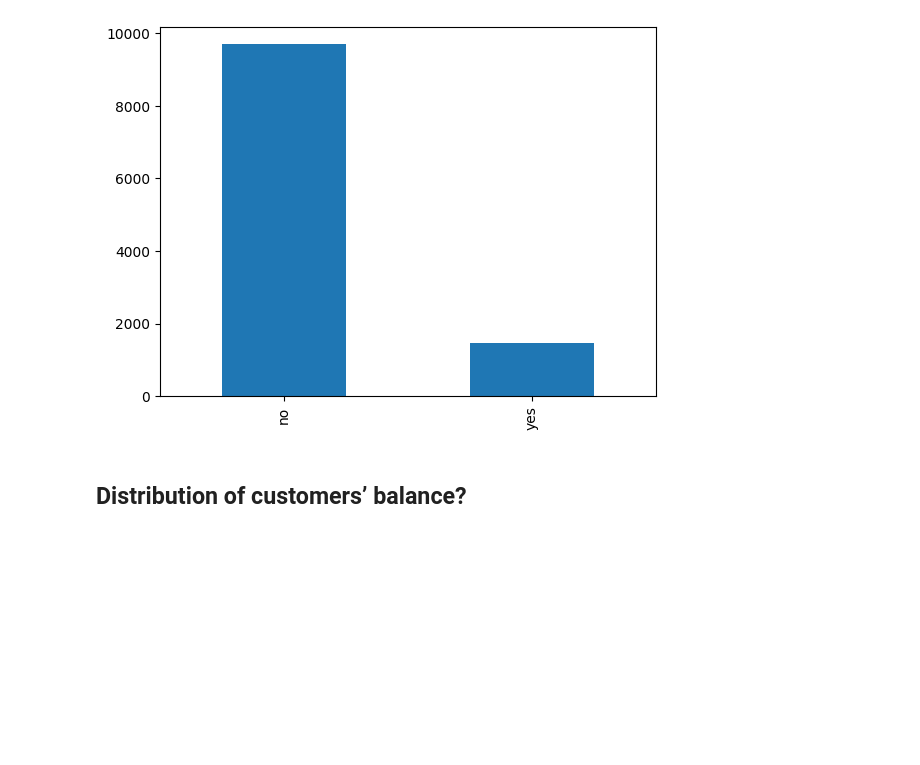
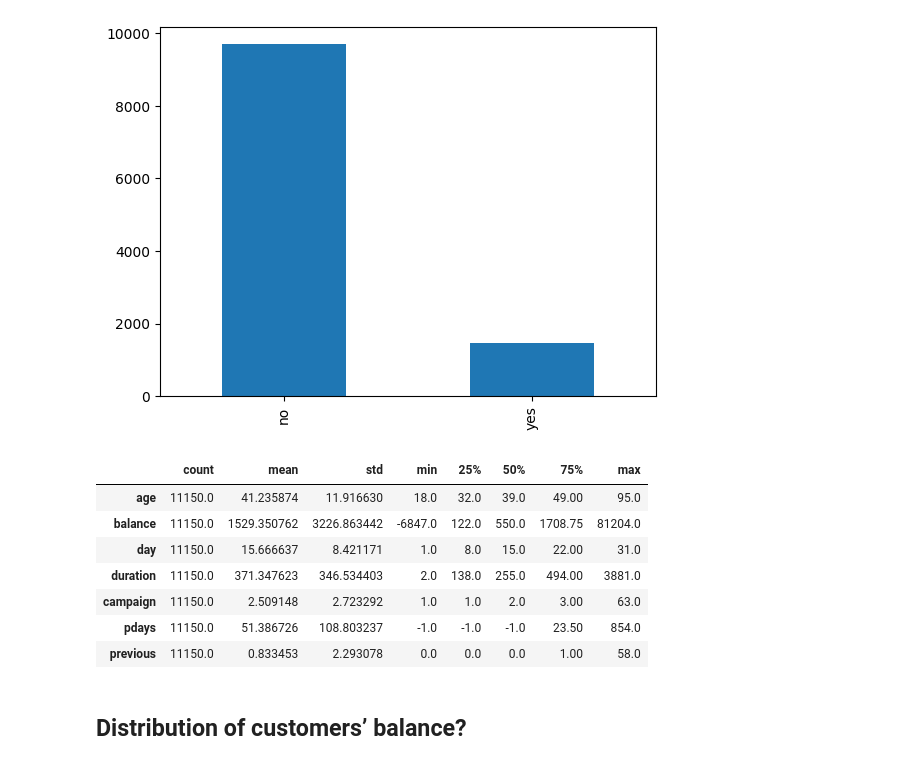
Before and after one commit to Baro1502/Bank-Data-Prepairation, a Jupyter notebook: data prepairation.ipynb, the cells around one changed output. Saved outputs shown, nothing was run; the diff lists cells and outputs as text; code cells hidden in the pictures; blank space fills up the shorter version.

```diff
--- a/data prepairation.ipynb
+++ b/data prepairation.ipynb
@@ -201,6 +197,17 @@ yes    1458
 Name: loan, dtype: int64
 <AxesSubplot: >
 [figure]
+# %%
+df.describe().T
+# %% [output]
+|  | count | mean | std | min | 25% | 50% | 75% | max |
+| age | 11150.0 | 41.235874 | 11.916630 | 18.0 | 32.0 | 39.0 | 49.00 | 95.0 |
+| balance | 11150.0 | 1529.350762 | 3226.863442 | -6847.0 | 122.0 | 550.0 | 1708.75 | 81204.0 |
+| day | 11150.0 | 15.666637 | 8.421171 | 1.0 | 8.0 | 15.0 | 22.00 | 31.0 |
+| duration | 11150.0 | 371.347623 | 346.534403 | 2.0 | 138.0 | 255.0 | 494.00 | 3881.0 |
+| campaign | 11150.0 | 2.509148 | 2.723292 | 1.0 | 1.0 | 2.0 | 3.00 | 63.0 |
+| pdays | 11150.0 | 51.386726 | 108.803237 | -1.0 | -1.0 | -1.0 | 23.50 | 854.0 |
+| previous | 11150.0 | 0.833453 | 2.293078 | 0.0 | 0.0 | 0.0 | 1.00 | 58.0 |
 # %% [markdown]
 ## Distribution of customers’ balance?
 # %% [markdown]
```
Also changed, not shown: parts of 3 cells of this notebook.
